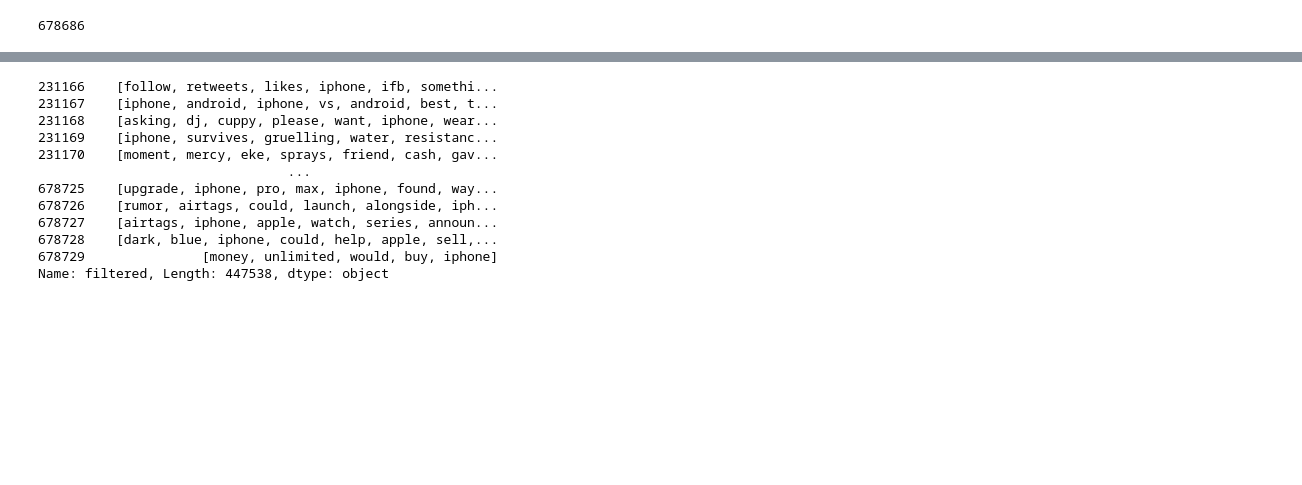
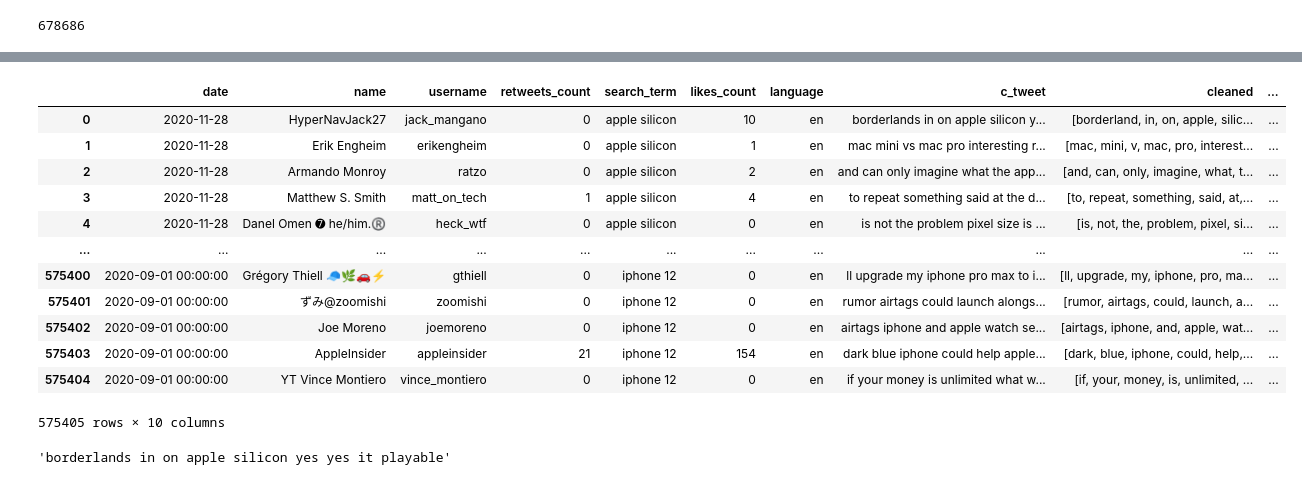
Before and after one commit to brenfrrs/twitter_sentiment_analysis, a Jupyter notebook: Dj-eda.ipynb, the cells around one changed output, grey strips where cells are left out. Drawn from its saved outputs; the diff is of its cells as text; code cells hidden in the pictures; blank space fills up the shorter version.

Commit message:
created new dataframes to do EDA on

```diff
--- a/Dj-eda.ipynb
+++ b/Dj-eda.ipynb
@@ -220,2 +179,6 @@ stop_words
+# %%
+#tokenize and lemmatize words
+df["cleaned"] = df.c_tweet.apply(lemmatize_text)
 # %%
-df["filtered"]=df['filtered'].apply(lambda x: [item for item in x if item not in stop_words])
+# removes stopwords from the cleaned texts
+df["filtered"] = df['cleaned'].apply(lambda x: [item for item in x if item not in stop_words])
@@ -246,15 +210,36 @@ group_df
-# %%
-group_df.get_group("iphone 12")
-# %% [output]
-231166    [follow, retweets, likes, iphone, ifb, somethi...
-231167    [iphone, android, iphone, vs, android, best, t...
-231168    [asking, dj, cuppy, please, want, iphone, wear...
-231169    [iphone, survives, gruelling, water, resistanc...
-231170    [moment, mercy, eke, sprays, friend, cash, gav...
-                                ...
-678725    [upgrade, iphone, pro, max, iphone, found, way...
-678726    [rumor, airtags, could, launch, alongside, iph...
-678727    [airtags, iphone, apple, watch, series, announ...
-678728    [dark, blue, iphone, could, help, apple, sell,...
-678729               [money, unlimited, would, buy, iphone]
-Name: filtered, Length: 447538, dtype: object
+# %%
+app_sil_df = df[df.search_term=="apple silicon"]
+google_pixel_5_df = df[df.search_term=="google pixel 5"]
+m1_macbook_df = df[df.search_term=="M1 macbook"]
+new_macbook_df = df[df.search_term=="new macbook"]
+new_pixel_df = df[df.search_term=="new pixel"]
+pixel_5_df = df[df.search_term=="pixel 5"]
+iphone_12_df = df[df.search_term=="iphone 12"]
+# %%
+app_frames = [app_sil_df,
+m1_macbook_df,
+new_macbook_df,
+iphone_12_df]
+
+goo_frames = [google_pixel_5_df,
+new_pixel_df,
+pixel_5_df]
+
+apple_df = pd.concat(app_frames, ignore_index = True)
+google_df = pd.concat(goo_frames, ignore_index = True)
+# %%
+apple_df
+# %% [output]
+|  | date | name | username | retweets_count | search_term | likes_count | language | c_tweet | cleaned | ... |
+| 0 | 2020-11-28 | HyperNavJack27 | jack_mangano | 0 | apple silicon | 10 | en | borderlands in on apple silicon y... | [borderland, in, on, apple, silic... | ... |
+| 1 | 2020-11-28 | Erik Engheim | erikengheim | 0 | apple silicon | 1 | en | mac mini vs mac pro interesting r... | [mac, mini, v, mac, pro, interest... | ... |
+| 2 | 2020-11-28 | Armando Monroy | ratzo | 0 | apple silicon | 2 | en | and can only imagine what the app... | [and, can, only, imagine, what, t... | ... |
+| 3 | 2020-11-28 | Matthew S. Smith | matt_on_tech | 1 | apple silicon | 4 | en | to repeat something said at the d... | [to, repeat, something, said, at,... | ... |
+| 4 | 2020-11-28 | Danel Omen ➐ he/him.®️ | heck_wtf | 0 | apple silicon | 0 | en | is not the problem pixel size is ... | [is, not, the, problem, pixel, si... | ... |
+| ... | ... | ... | ... | ... | ... | ... | ... | ... | ... | ... |
+| 575400 | 2020-09-01 00:00:00 | Grégory Thiell 🧢🌿🚗⚡️ | gthiell | 0 | iphone 12 | 0 | en | ll upgrade my iphone pro max to i... | [ll, upgrade, my, iphone, pro, ma... | ... |
+| 575401 | 2020-09-01 00:00:00 | ずみ@zoomishi | zoomishi | 0 | iphone 12 | 0 | en | rumor airtags could launch alongs... | [rumor, airtags, could, launch, a... | ... |
+| 575402 | 2020-09-01 00:00:00 | Joe Moreno | joemoreno | 0 | iphone 12 | 0 | en | airtags iphone and apple watch se... | [airtags, iphone, and, apple, wat... | ... |
+| 575403 | 2020-09-01 00:00:00 | AppleInsider | appleinsider | 21 | iphone 12 | 154 | en | dark blue iphone could help apple... | [dark, blue, iphone, could, help,... | ... |
+| 575404 | 2020-09-01 00:00:00 | YT Vince Montiero | vince_montiero | 0 | iphone 12 | 0 | en | if your money is unlimited what w... | [if, your, money, is, unlimited, ... | ... |
+575405 rows × 10 columns
@@ -260,0 +256,4 @@ Name: filtered, Length: 447538, dtype: object
+# %%
+df["c_tweet"][0]
+# %% [output]
+'borderlands in on apple silicon yes yes it playable'
```
Also changed, not shown: parts of 21 cells of this notebook, 1 other file.
